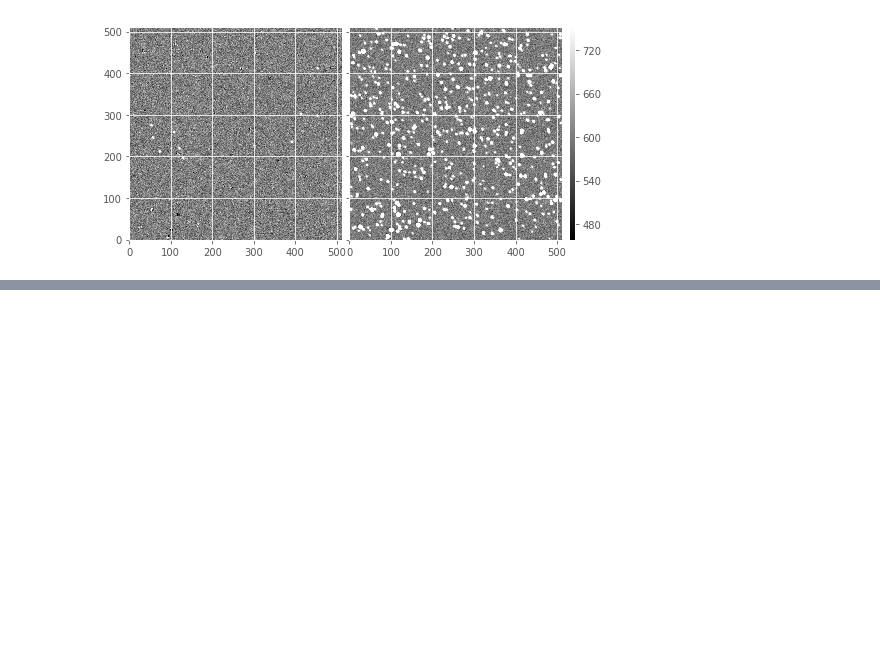
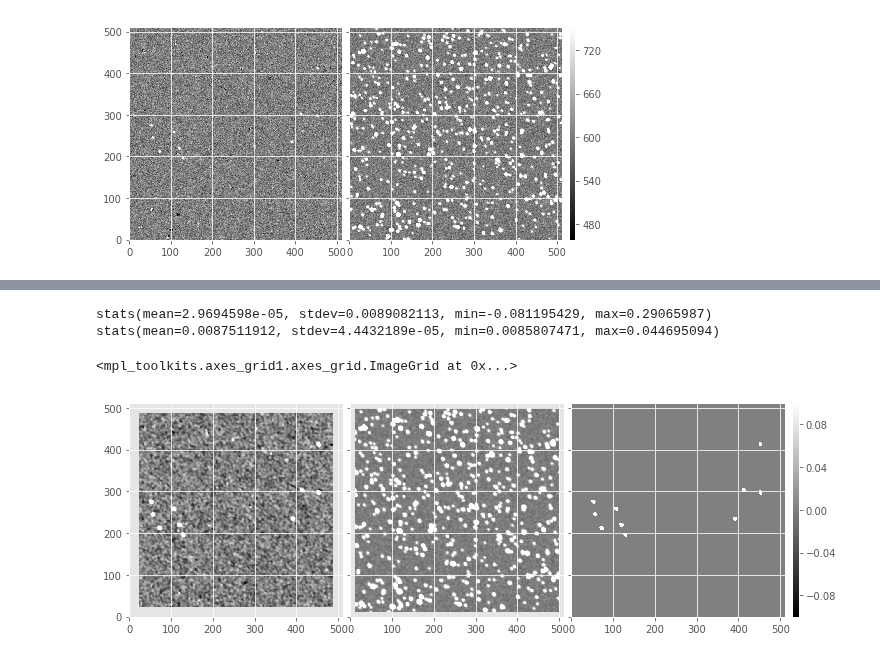
Before and after one commit to lsst-dm/diffimTests, a Jupyter notebook: imageMapReduce/17-ZogyTask.ipynb, the cells around one changed output, grey strips where cells are left out. Saved outputs shown, nothing was run; the diff lists cells and outputs as text; code cells hidden in the pictures; blank space fills up the shorter version.

```diff
--- a/imageMapReduce/17-ZogyTask.ipynb
+++ b/imageMapReduce/17-ZogyTask.ipynb
@@ -95,0 +114,10 @@ dit.plotImageGrid((D.getMaskedImage().getImage(),
+# %%
+S = task.computeScorr(inImageSpace=True)
+print dit.computeClippedImageStats(ga(S))
+print dit.computeClippedImageStats(gv(S))
+dit.plotImageGrid((ga(S), gv(S), (ga(S)/gv(S) > 5.0)), imScale=4)
+# %% [output]
+stats(mean=2.9694598e-05, stdev=0.0089082113, min=-0.081195429, max=0.29065987)
+stats(mean=0.0087511912, stdev=4.4432189e-05, min=0.0085807471, max=0.044695094)
+<mpl_toolkits.axes_grid1.axes_grid.ImageGrid at 0x...>
+[figure, added]
```
Also changed, not shown: parts of 6 cells of this notebook.
